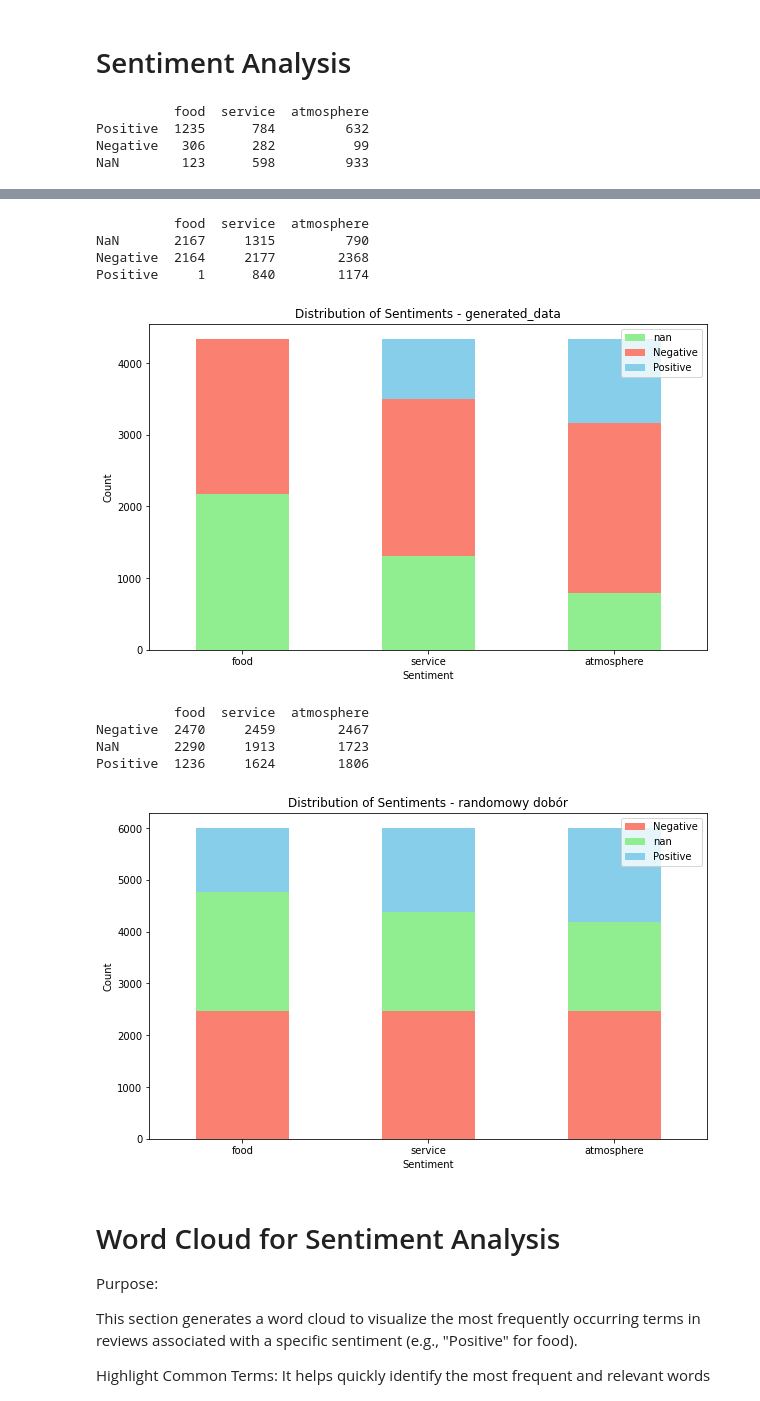
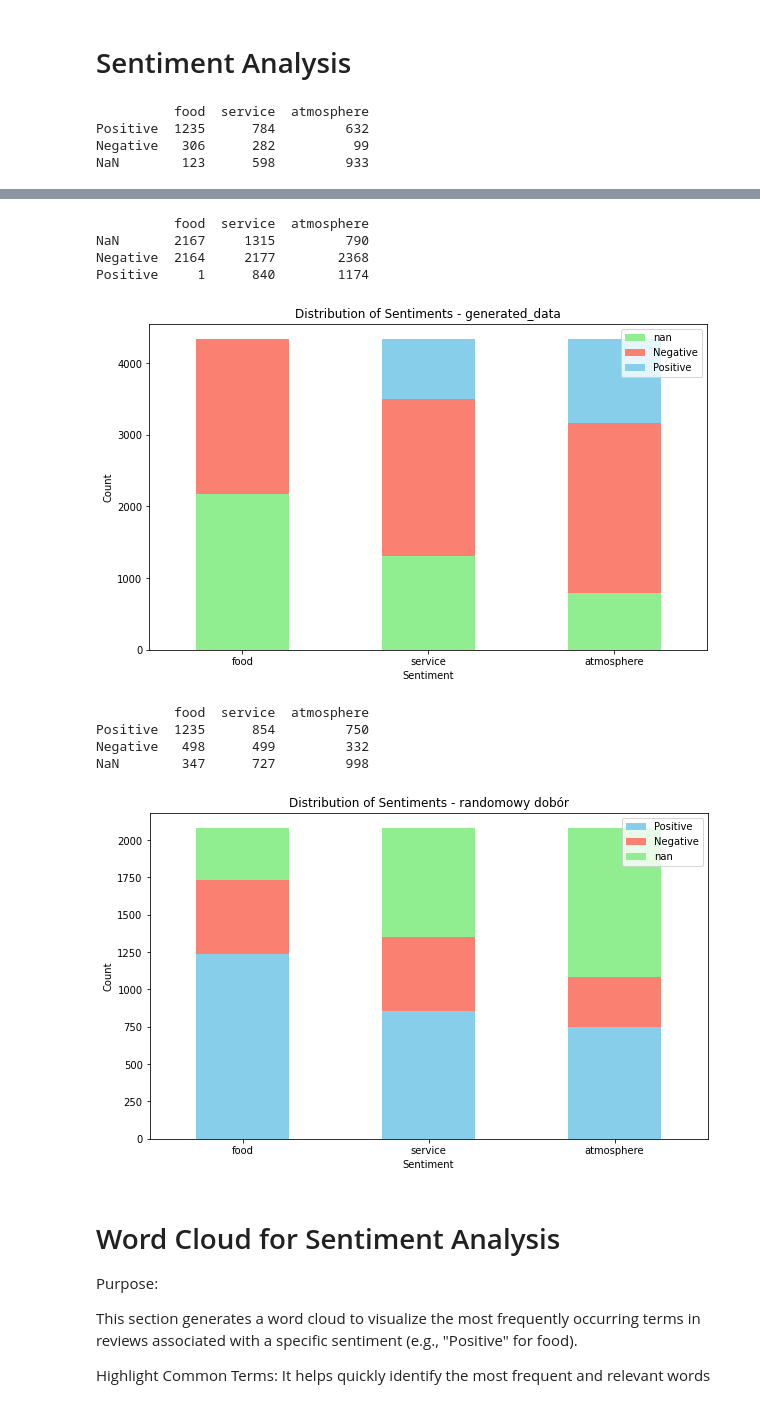
Before and after one commit to SebastianPilch/Data_Mining, a Jupyter notebook: Notebooks/EDA_filtered.ipynb, the cells around one changed output, grey strips where cells are left out. Drawn from its saved outputs; the diff is of its cells as text; code cells hidden in the pictures.

```diff
--- a/Notebooks/EDA_filtered.ipynb
+++ b/Notebooks/EDA_filtered.ipynb
@@ -96,38 +96,39 @@ def reschape_df_choose_the_best(original_records, additional_records, iterations
     if base_length_on_original_df:
         max_new_records_numbers = int( len(original_records)/100 * max_percent_of_new_records)
     else:
         max_new_records_numbers = int( len(additional_records)/100 * max_percent_of_new_records)
 
     for i in range(iterations):
         random_sample = additional_records.sample(n=max_new_records_numbers)
         df_combined = pd.concat([original_records, random_sample], axis=0)
         counts_matrix = count_sentiments(df_combined)
         coef = Equality_coefiecent(counts_matrix)
         if best_df is None or coef < best_coef:
             best_df = df_combined
             best_coef = coef
 
     draw_distribution_plot(best_df,"randomowy dobór")
     return best_df
 
-df = reschape_df_choose_the_best(clean_df,generated_df,1,100,False)
+# df = reschape_df_choose_the_best(clean_df,generated_df,1,100,False)
+df = reschape_df_choose_the_best(clean_df,generated_df)
 df.to_csv('../raw_data/random_choice_data.csv', index=False)
 # %% [output]
           food  service  atmosphere
 Positive  1235      784         632
 Negative   306      282          99
 NaN        123      598         933
 [figure]
           food  service  atmosphere
 NaN       2167     1315         790
 Negative  2164     2177        2368
 Positive     1      840        1174
 [figure]
           food  service  atmosphere
-Negative  2470     2459        2467
-NaN       2290     1913        1723
-Positive  1236     1624        1806
+Positive  1235      854         750
+Negative   498      499         332
+NaN        347      727         998
-[figure, old version]
+[figure, new version]
 # %% [markdown]
 # Word Cloud for Sentiment Analysis
 Purpose:
```
Also changed, not shown: parts of 5 cells of this notebook, 2 other files.
